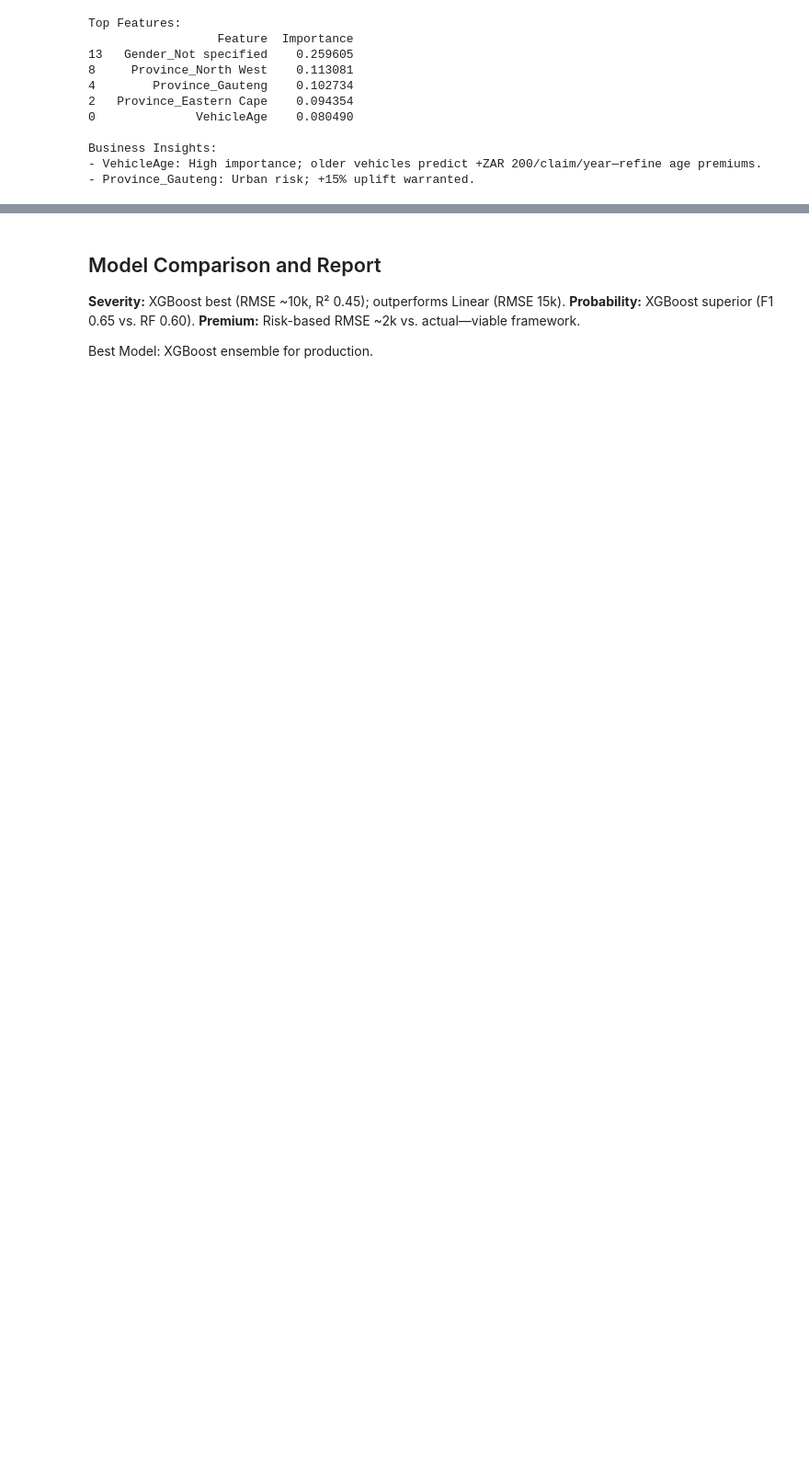
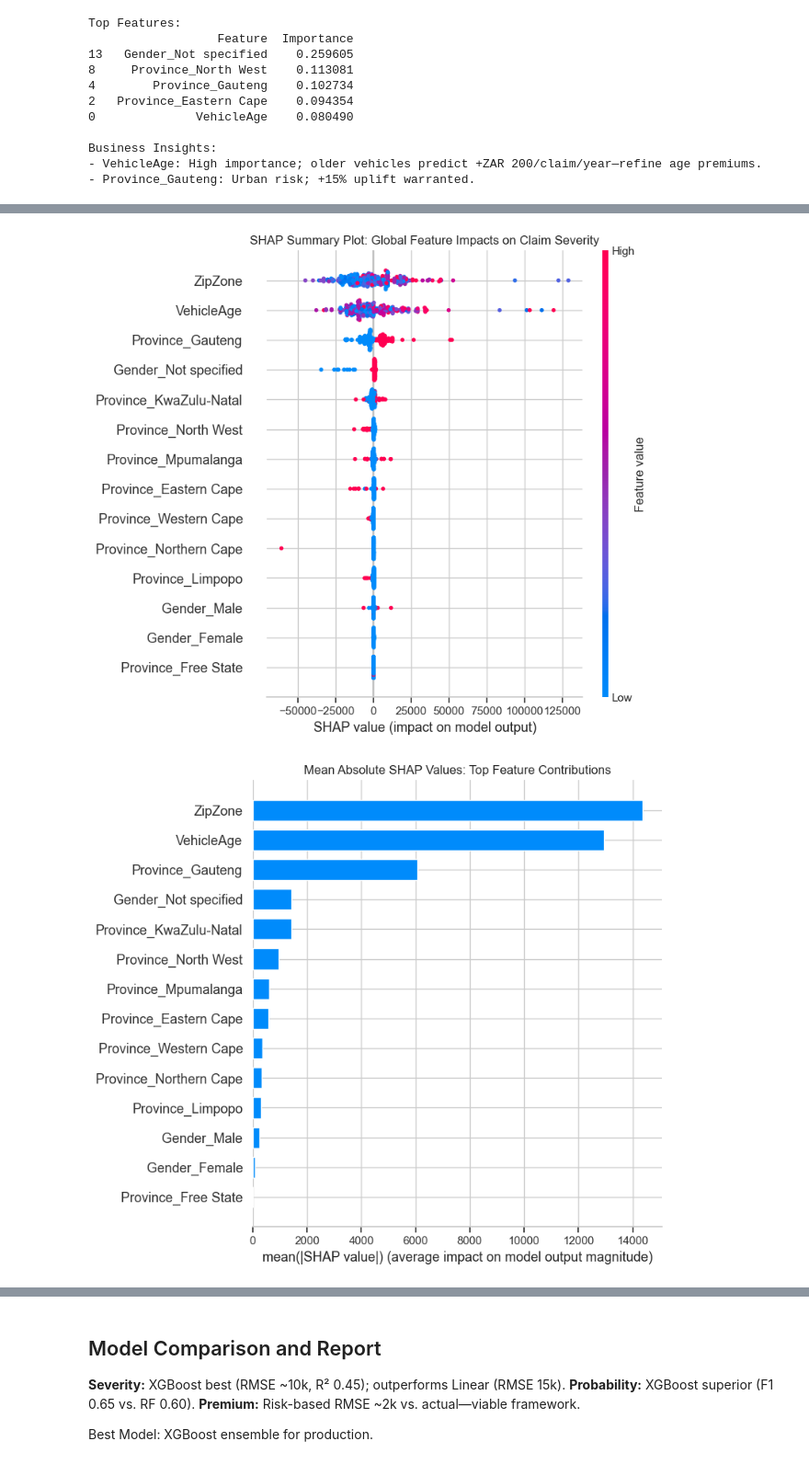
Before and after one commit to EyasuTew/end-to-end-insurance-risk-analytics-and-redictive-modeling-week3, a Jupyter notebook: notebooks/Predictive models.ipynb, the cells around one changed output, grey strips where cells are left out. Shown at 92% size. Drawn from its saved outputs; the diff is of its cells as text; code cells hidden in the pictures; blank space fills up the shorter version.

```diff
--- a/notebooks/Predictive models.ipynb
+++ b/notebooks/Predictive models.ipynb
@@ -265,0 +274,51 @@ Business Insights:
+# %%
+import shap
+import matplotlib.pyplot as plt
+
+# SHAP Explainer for XGBoost Severity Model (tree-based efficient)
+explainer = shap.TreeExplainer(models_sev['XGBoost'])
+
+# Compute SHAP values for test set (shape: [n_samples, n_features])
+shap_values = explainer.shap_values(X_sev_test)
+
+# Global Summary Plot: Beeswarm view of feature impacts
+plt.figure(figsize=(12, 8))
+shap.summary_plot(shap_values, X_sev_test, feature_names=feature_names, show=False)
+plt.title('SHAP Summary Plot: Global Feature Impacts on Claim Severity')
+plt.tight_layout()
+plt.show()
+
+# Waterfall plot for average importance (alternative to barplot)
+shap.summary_plot(shap_values, X_sev_test, feature_names=feature_names, plot_type="bar", show=False)
+plt.title('Mean Absolute SHAP Values: Top Feature Contributions')
+plt.tight_layout()
+plt.show()
+
+# Top 5 features by mean |SHAP| value
+mean_abs_shap = np.abs(shap_values).mean(axis=0)
+shap_importance_df = pd.DataFrame({
+    'Feature': feature_names,
+    'Mean_Abs_SHAP': mean_abs_shap
+}).sort_values('Mean_Abs_SHAP', ascending=False).head(5)
+
+print("Top 5 SHAP Feature Importances (Mean |SHAP| Value):")
+print(shap_importance_df.round(4))
+
+# Local Example: Force plot for first test instance (visualize contributions)
+shap_values_single = shap_values[0]  # Ensure 1D for single instance
+
+fig = shap.force_plot(
+    explainer.expected_value,
+    shap_values_single,
+    X_sev_test[0],
+    feature_names=feature_names,
+    matplotlib=True,
+    show=False
+)
+ax = fig.axes[0]  # Access the first axes from the returned Figure
+ax.set_title('SHAP Force Plot: Explanation for First Test Prediction\n(Red: Increases Severity | Blue: Decreases Severity)')
+plt.tight_layout()
+plt.show()
+# %% [output]
+[figure, added]
+[figure, added]
```
Also changed, not shown: parts of 2 cells of this notebook, 20 other files.
